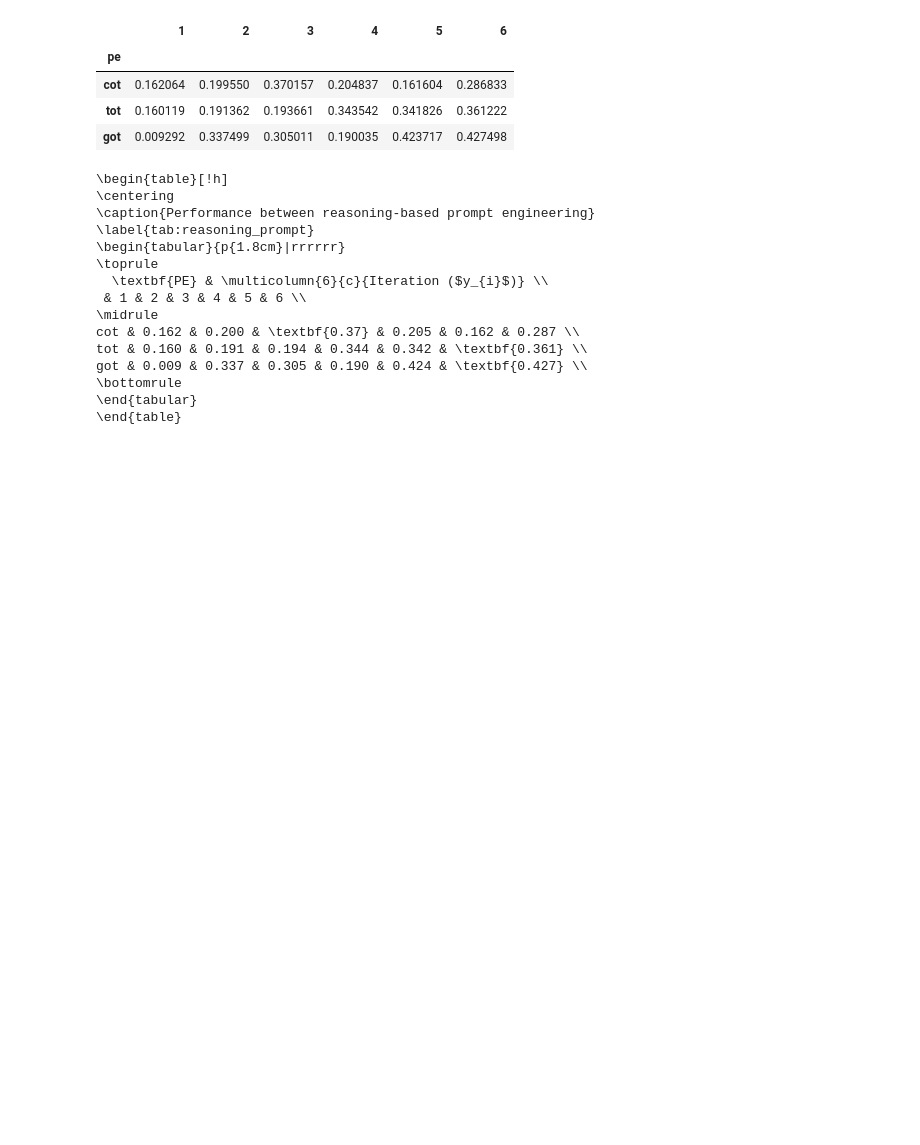
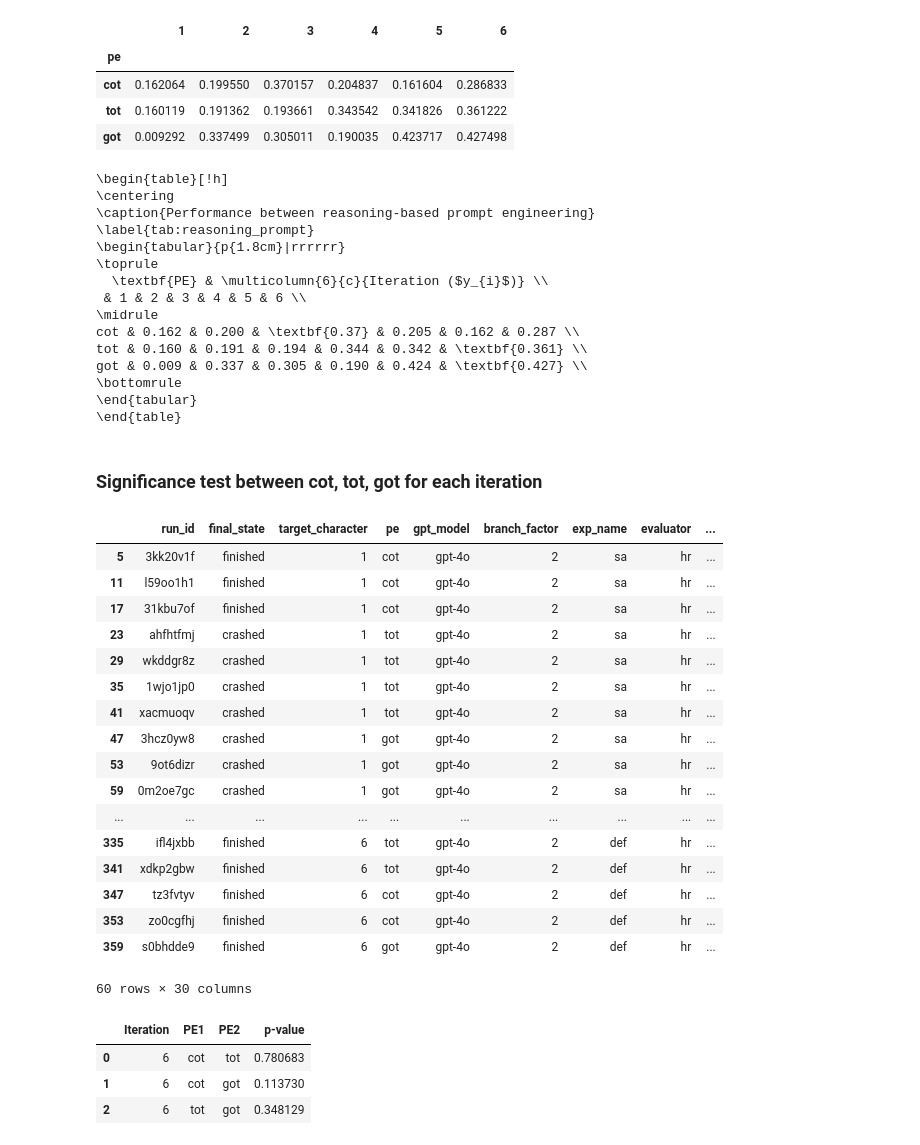
Before and after one commit to bic4907/pcgrl-llm, a Jupyter notebook: visualize_result/scenario-total/tab_iter_wise.ipynb, the cells around one changed output. Cells and saved outputs as stored; diff of their text form; code cells hidden in the pictures; blank space fills up the shorter version.

```diff
--- a/visualize_result/scenario-total/tab_iter_wise.ipynb
+++ b/visualize_result/scenario-total/tab_iter_wise.ipynb
@@ -158,3 +144,58 @@ got & 0.009 & 0.337 & 0.305 & 0.190 & 0.424 & \textbf{0.427} \\
 \bottomrule
 \end{tabular}
 \end{table}
+# %% [markdown]
+### Significance test between cot, tot, got for each iteration
+# %%
+last_iter_df = normalized[normalized['Evaluation/llm_iteration'] == 6]
+last_iter_df
+# %% [output]
+|  | run_id | final_state | target_character | pe | gpt_model | branch_factor | exp_name | evaluator | ... |
+| 5 | 3kk20v1f | finished | 1 | cot | gpt-4o | 2 | sa | hr | ... |
+| 11 | l59oo1h1 | finished | 1 | cot | gpt-4o | 2 | sa | hr | ... |
+| 17 | 31kbu7of | finished | 1 | cot | gpt-4o | 2 | sa | hr | ... |
+| 23 | ahfhtfmj | crashed | 1 | tot | gpt-4o | 2 | sa | hr | ... |
+| 29 | wkddgr8z | crashed | 1 | tot | gpt-4o | 2 | sa | hr | ... |
+| 35 | 1wjo1jp0 | crashed | 1 | tot | gpt-4o | 2 | sa | hr | ... |
+| 41 | xacmuoqv | crashed | 1 | tot | gpt-4o | 2 | sa | hr | ... |
+| 47 | 3hcz0yw8 | crashed | 1 | got | gpt-4o | 2 | sa | hr | ... |
+| 53 | 9ot6dizr | crashed | 1 | got | gpt-4o | 2 | sa | hr | ... |
+| 59 | 0m2oe7gc | crashed | 1 | got | gpt-4o | 2 | sa | hr | ... |
+| ... | ... | ... | ... | ... | ... | ... | ... | ... | ... |
+| 335 | ifl4jxbb | finished | 6 | tot | gpt-4o | 2 | def | hr | ... |
+| 341 | xdkp2gbw | finished | 6 | tot | gpt-4o | 2 | def | hr | ... |
+| 347 | tz3fvtyv | finished | 6 | cot | gpt-4o | 2 | def | hr | ... |
+| 353 | zo0cgfhj | finished | 6 | cot | gpt-4o | 2 | def | hr | ... |
+| 359 | s0bhdde9 | finished | 6 | got | gpt-4o | 2 | def | hr | ... |
+60 rows × 30 columns
+# %%
+from scipy.stats import ttest_rel
+
+def welch_ttest(group1, group2):
+    t_stat, p_value = ttest_rel(group1, group2)
+    return p_value
+
+# pairwise t-test between cot, tot, got
+pe_pairs = [('cot', 'tot'), ('cot', 'got'), ('tot', 'got')]
+
+results = []
+for iter_num in sorted(last_iter_df['Evaluation/llm_iteration'].unique()):
+    iter_data = last_iter_df[last_iter_df['Evaluation/llm_iteration'] == iter_num]
+    for pe1, pe2 in pe_pairs:
+        group1 = iter_data[iter_data['pe'] == pe1]['score']
+        group2 = iter_data[iter_data['pe'] == pe2]['score']
+        if len(group1) > 1 and len(group2) > 1:  # Ensure there are enough samples
+            p_value = welch_ttest(group1, group2)
+            results.append({
+                'Iteration': iter_num,
+                'PE1': pe1,
+                'PE2': pe2,
+                'p-value': p_value
+            })
+results_df = pd.DataFrame(results)
+results_df
+# %% [output]
+|  | Iteration | PE1 | PE2 | p-value |
+| 0 | 6 | cot | tot | 0.780683 |
+| 1 | 6 | cot | got | 0.113730 |
+| 2 | 6 | tot | got | 0.348129 |
```
Also changed, not shown: parts of 2 cells of this notebook, 4 other files.
